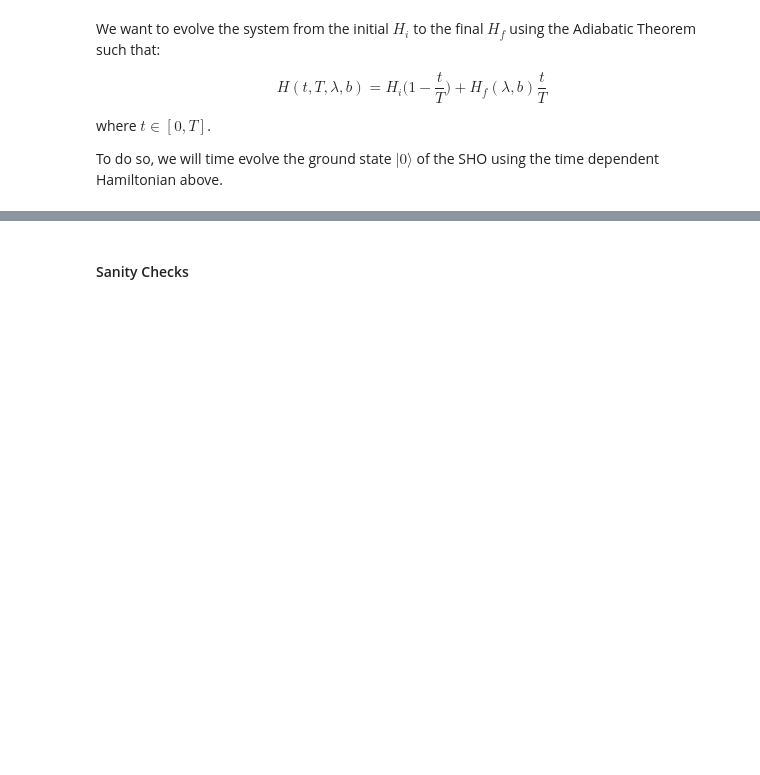
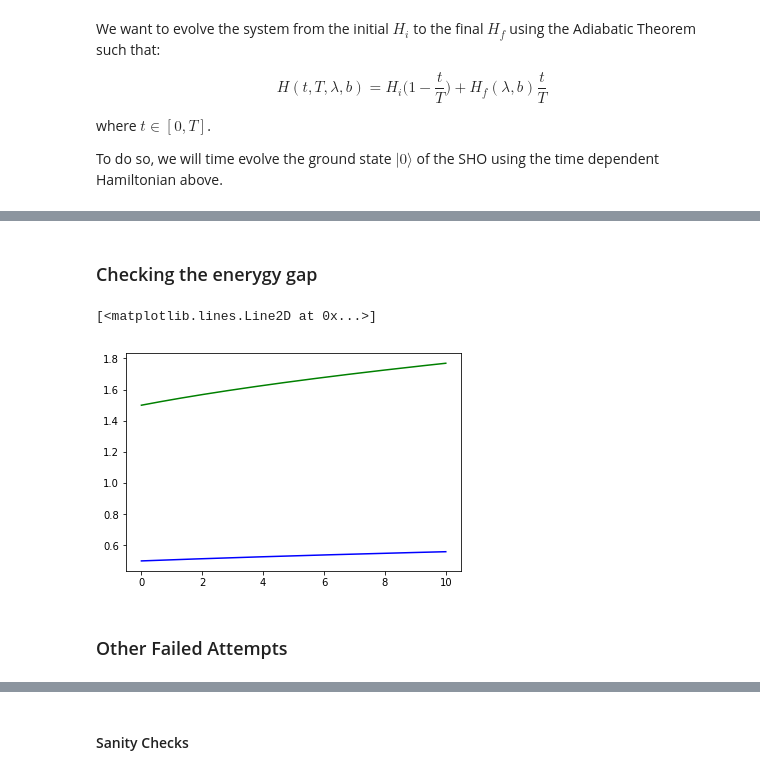
Before and after one commit to sanand13/Quantum-Adiabatic-Evolution, a Jupyter notebook: Physics 231 - Final Project.ipynb, the cells around one changed output, grey strips where cells are left out. Saved outputs shown, nothing was run; the diff lists cells and outputs as text; code cells hidden in the pictures; blank space fills up the shorter version.

```diff
--- a/Physics 231 - Final Project.ipynb
+++ b/Physics 231 - Final Project.ipynb
@@ -159,2 +216,27 @@ def state_n(dim, n):
+# %% [markdown]
+### Checking the enerygy gap
+# %%
+lam = 0.1
+T = 10
+e1 = []
+e2 = []
+
+time = np.linspace(0,T,1000)
+step = T/1000
+psi = psi_i + 1j*np.zeros(dim)
+for t in time:
+    H_t = op_Hi(dim)*(1-t/T) + op_Hf(dim, b, lam)*(t/T)
+    eigval, eigvec  = np.linalg.eig(H_t)
+    eigval = np.sort(eigval)
+    e1.append(eigval[0])
+    e2.append(eigval[1])
+
+plt.plot(time, e1, color = 'b')
+plt.plot(time, e2, color = 'g')
+# %% [output]
+[<matplotlib.lines.Line2D at 0x...>]
+[figure, added]
+# %% [markdown]
+### Other Failed Attempts
 # %%
 # T = 10
```
Also changed, not shown: parts of 22 cells of this notebook.
